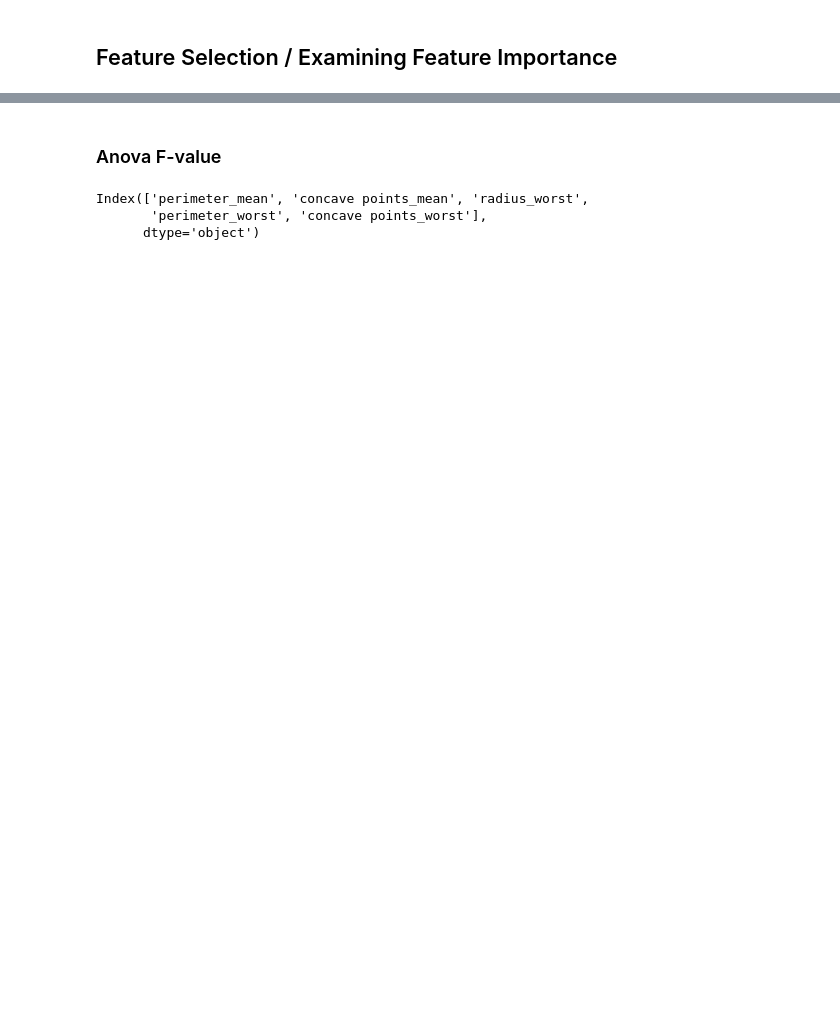
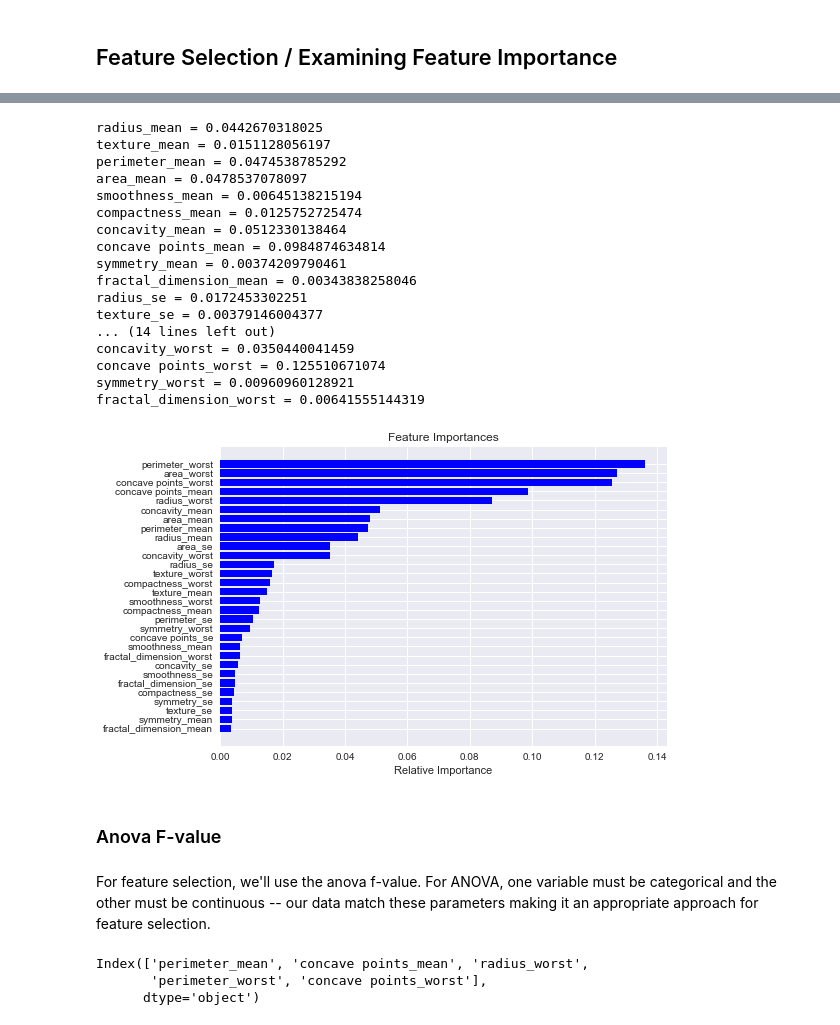
Before and after one commit to wliao1/Data-Science, a Jupyter notebook: Supervised Learning/Use Cases/Cancer Detection/supervised_use_case-breast-cancer.ipynb, the cells around one changed output, grey strips where cells are left out. Drawn from its saved outputs; the diff is of its cells as text; code cells hidden in the pictures; blank space fills up the shorter version.

```diff
--- a/Supervised Learning/Use Cases/Cancer Detection/supervised_use_case-breast-cancer.ipynb
+++ b/Supervised Learning/Use Cases/Cancer Detection/supervised_use_case-breast-cancer.ipynb
@@ -165,2 +125,39 @@ Index(['perimeter_mean', 'area_mean', 'area_se', 'perimeter_worst',
+# %%
+from sklearn.ensemble import RandomForestClassifier
+
+#Assessing feature importance
+rnd_clf = RandomForestClassifier(n_estimators=500, n_jobs=-1, random_state=42)
+rnd_clf.fit(X,y)
+for name, importance in zip(X.columns, rnd_clf.feature_importances_):
+     print(name, "=", importance)
+
+features = X.columns
+importances = rnd_clf.feature_importances_
+indices = np.argsort(importances)
+
+plt.title('Feature Importances')
+plt.barh(range(len(indices)), importances[indices], color='b', align='center')
+plt.yticks(range(len(indices)), features[indices])
+plt.xlabel('Relative Importance')
+plt.show()
+# %% [output]
+radius_mean = 0.0442670318025
+texture_mean = 0.0151128056197
+perimeter_mean = 0.0474538785292
+area_mean = 0.0478537078097
+smoothness_mean = 0.00645138215194
+compactness_mean = 0.0125752725474
+concavity_mean = 0.0512330138464
+concave points_mean = 0.0984874634814
+symmetry_mean = 0.00374209790461
+fractal_dimension_mean = 0.00343838258046
+radius_se = 0.0172453302251
+texture_se = 0.00379146004377
+... (14 lines left out)
+concavity_worst = 0.0350440041459
+concave points_worst = 0.125510671074
+symmetry_worst = 0.00960960128921
+fractal_dimension_worst = 0.00641555144319
+[figure, added]
 # %% [markdown]
 ### Anova F-value
@@ -167,3 +169,5 @@ Index(['perimeter_mean', 'area_mean', 'area_se', 'perimeter_worst',
+# %% [markdown]
+For feature selection, we'll use the anova f-value. For ANOVA, one variable must be categorical and the other must be continuous -- our data match these parameters making it an appropriate approach for feature selection.
 # %%
 from sklearn.feature_selection import f_classif
 selector = SelectKBest(f_classif,k=5)
```
Also changed, not shown: parts of 33 cells of this notebook.
